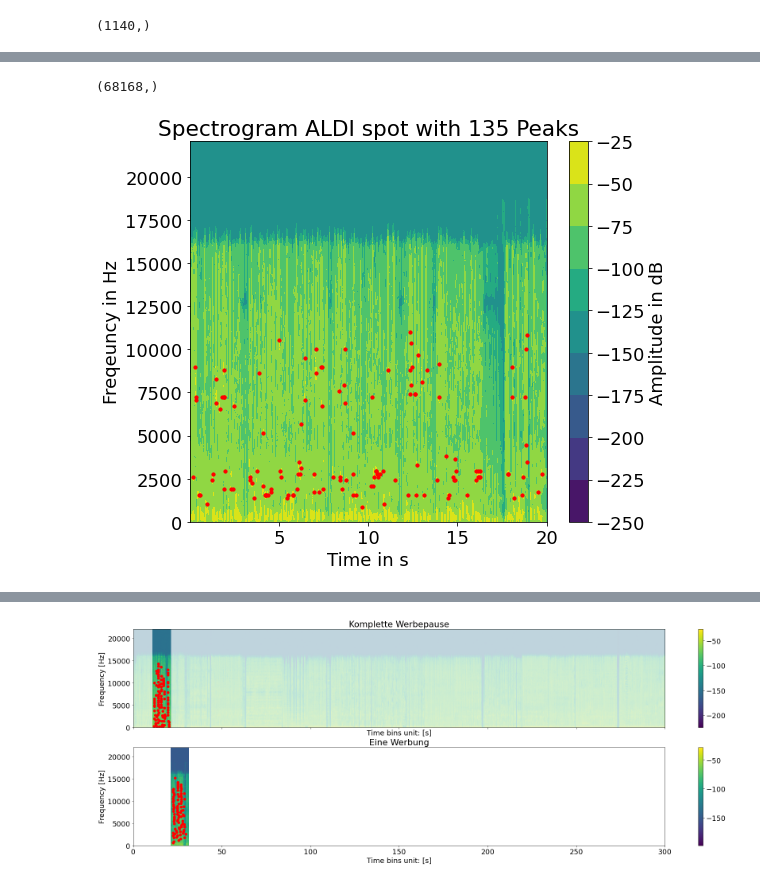
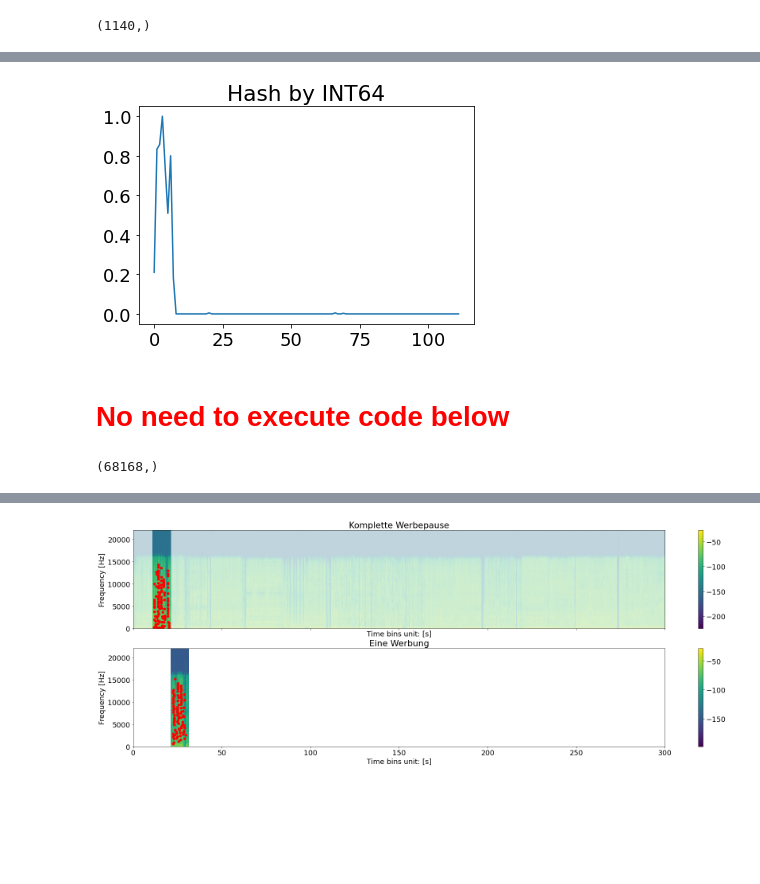
Before and after one commit to Robsrepo42/AudioAdScanner, a Jupyter notebook: Hashing_Werbung_chaos.ipynb, the cells around one changed output, grey strips where cells are left out. Cells and saved outputs as stored; diff of their text form; code cells hidden in the pictures; blank space fills up the shorter version.

```diff
--- a/Hashing_Werbung_chaos.ipynb
+++ b/Hashing_Werbung_chaos.ipynb
@@ -310,19 +303,14 @@ ALDI_hash[0].shape
+# %%
+plt.plot(check_matches(ALDI_hash, full_spec_dB, freq, full_t, window_length=1840, min_distance=20, threshold_abs=-60))
+plt.title('Hash by INT64')
+plt.show()
+# %% [output]
+[figure, added]
+# %% [markdown]
+# <font color='red'>No need to execute code below</font>
 # %%
 full_hash = spec2hash(full_spec_dB, freq, full_t, min_distance=20, threshold_abs=-60)
 # %%
 full_hash[0].shape
 # %% [output]
 (68168,)
-# %%
-plt.figure(figsize = (8,7))
-con = plt.contourf(ALDI_t, freq, ALDI_spec_dB)
-## Get the peaks
-freq_ind, time_ind = identify_peaks(ALDI_spec_dB, min_distance=5, threshold_abs=-50)
-plt.scatter(ALDI_t[time_ind], freq[freq_ind], s=10, color='r')
-plt.xlabel('Time in s')
-plt.ylabel('Freqeuncy in Hz')
-plt.title('Spectrogram ALDI spot with {0:d} Peaks'.format(len(time_ind)))
-cb = plt.colorbar(mappable=con)
-cb.set_label('Amplitude in dB')
-# %% [output]
-[figure, removed]
```
Also changed, not shown: parts of 35 cells of this notebook.
